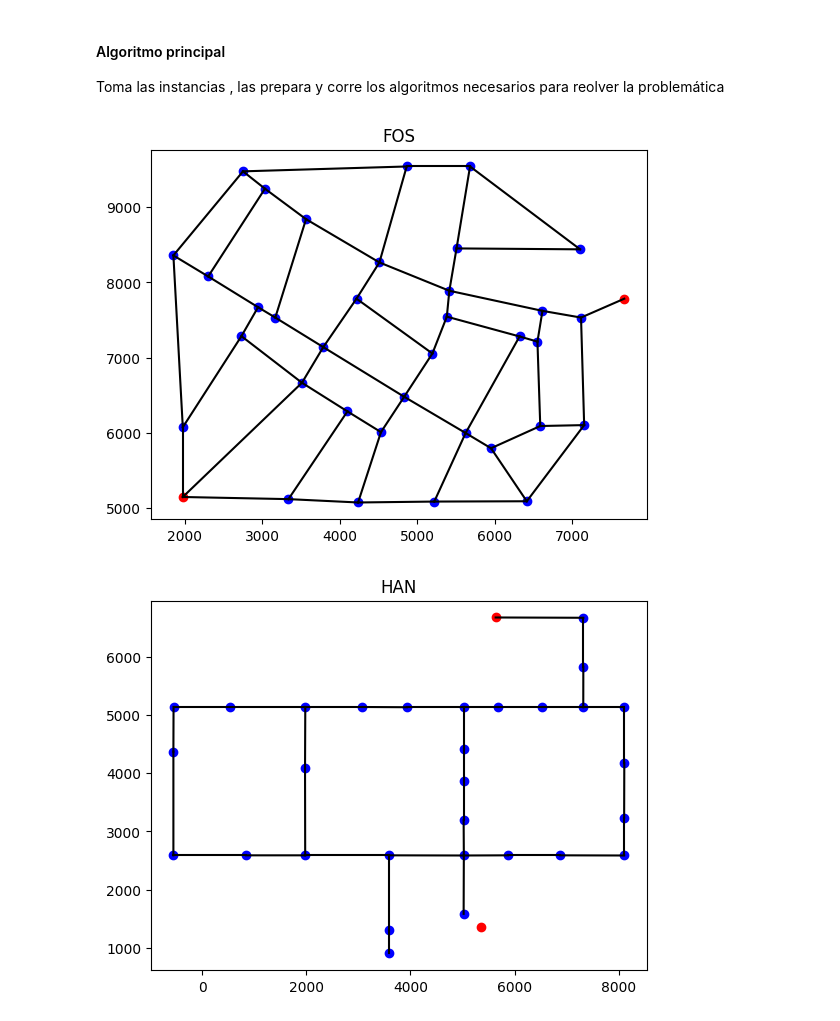
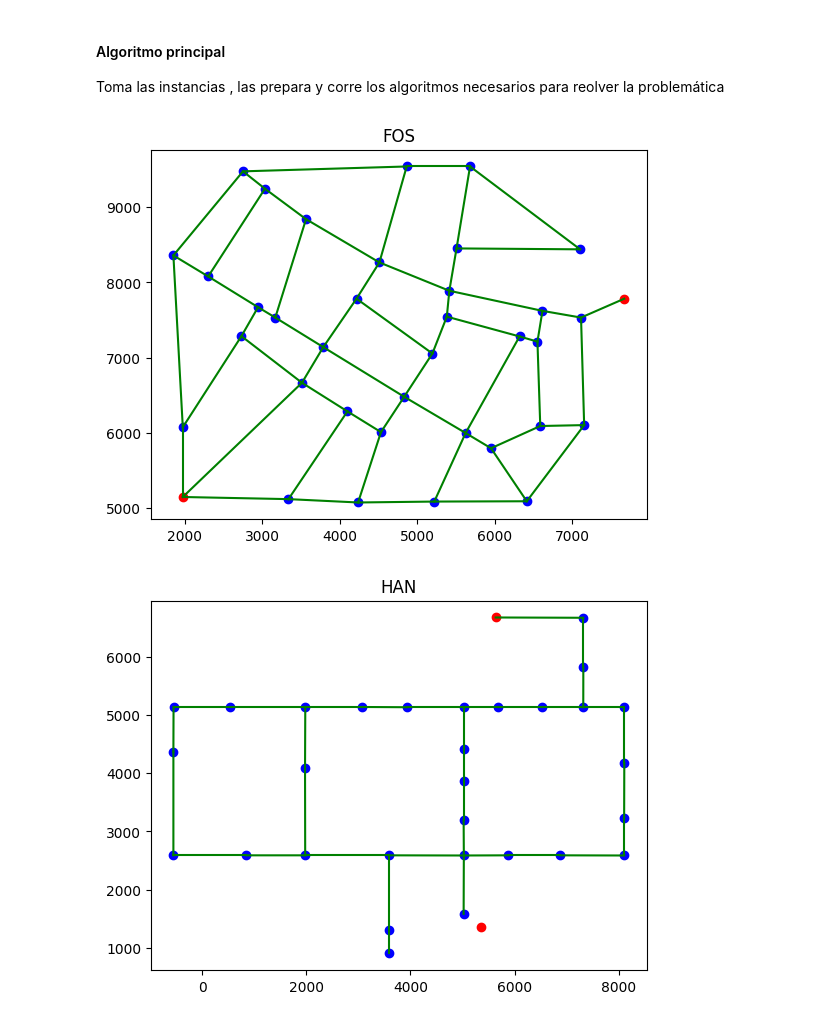
Before and after one commit to ElingeMisa/Algoritmos_, a Jupyter notebook: SituacionProblema2/SituacionProblema2.ipynb, the cells around one changed output. Drawn from its saved outputs; the diff is of its cells as text; code cells hidden in the pictures.

```diff
--- a/SituacionProblema2/SituacionProblema2.ipynb
+++ b/SituacionProblema2/SituacionProblema2.ipynb
@@ -69,27 +69,27 @@ Toma las instancias , las prepara y corre los algoritmos necesarios para reolver
 # %%
 Files_Routes = ["/Users/misa_v/Library/CloudStorage/OneDrive-InstitutoTecnologicoydeEstudiosSuperioresdeMonterrey/Sem 5/Algoritmos_/SituacionProblema2/FOS.txt",
                 "/Users/misa_v/Library/CloudStorage/OneDrive-InstitutoTecnologicoydeEstudiosSuperioresdeMonterrey/Sem 5/Algoritmos_/SituacionProblema2/HAN.txt",
                 "/Users/misa_v/Library/CloudStorage/OneDrive-InstitutoTecnologicoydeEstudiosSuperioresdeMonterrey/Sem 5/Algoritmos_/SituacionProblema2/NYT.txt",
                 "/Users/misa_v/Library/CloudStorage/OneDrive-InstitutoTecnologicoydeEstudiosSuperioresdeMonterrey/Sem 5/Algoritmos_/SituacionProblema2/PES.txt"]
 
 Files_Titles = ["FOS", "HAN", "NYT", "PES"]
 
 for route in Files_Routes:
     nodos_limpio , tuberias_limpio = file_prep(route)
 
     # Create a dictionary to map node IDs to Node instances
     node_dict = {node.node_id: node for node in nodos_limpio}
 
     plt.figure()
     plt.title(Files_Titles[Files_Routes.index(route)])
     for node in nodos_limpio:
         if node.is_source == 1:
             plt.plot(node.x, node.y, 'ro')
         else:
             plt.plot(node.x, node.y, 'bo')
     for tuberia in tuberias_limpio:
         plt.plot([node_dict[tuberia.start_node].x, node_dict[tuberia.end_node].x],
-                 [node_dict[tuberia.start_node].y, node_dict[tuberia.end_node].y], 'k')
+                 [node_dict[tuberia.start_node].y, node_dict[tuberia.end_node].y], 'g')
 # %% [output]
-[figure, old version]
+[figure, new version]
-[figure, old version]
+[figure, new version]
```
Also changed, not shown: parts of 1 cell of this notebook, 3 other files.
